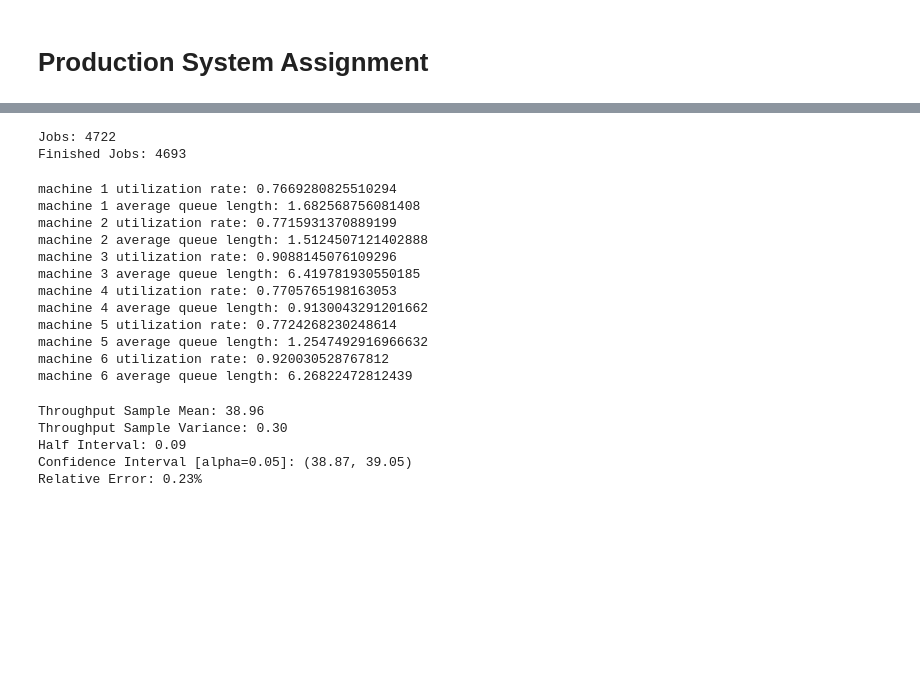
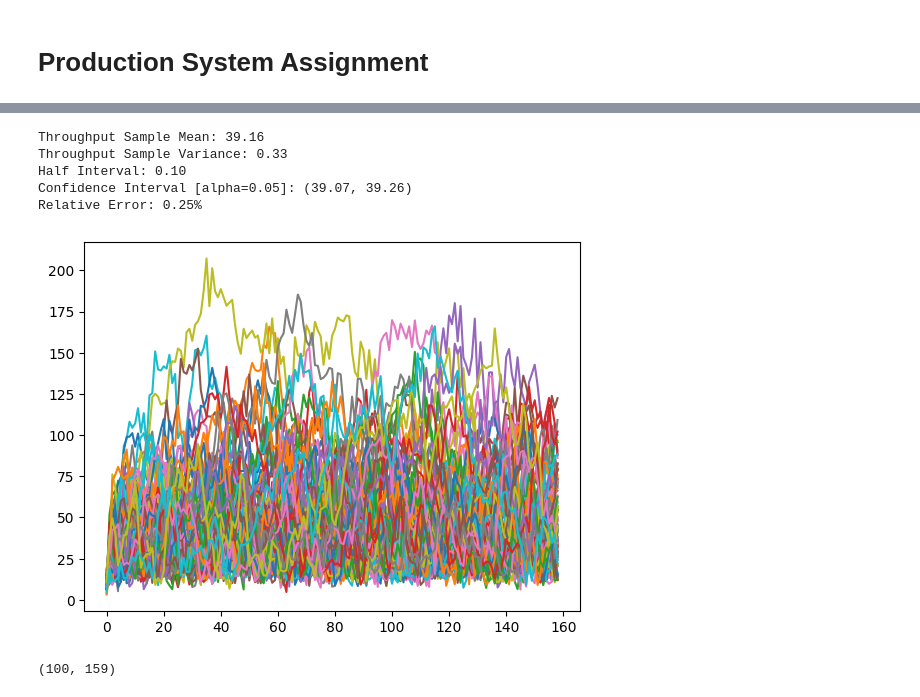
Before and after one commit to alessiacorni/Production_System, a Jupyter notebook: push_system/production_system.ipynb, the cells around one changed output, grey strips where cells are left out. Saved outputs shown, nothing was run; the diff lists cells and outputs as text; code cells hidden in the pictures; blank space fills up the shorter version.

Commit message:
warm up period for mean time in the system for each job

```diff
--- a/push_system/production_system.ipynb
+++ b/push_system/production_system.ipynb
@@ -197,26 +1222,3 @@ welch.plot()
-# %%
-print(f"Jobs: {len(manufacturing_system.jobs)}")
-print(f"Finished Jobs: {manufacturing_system.finished_jobs}")
-# %% [output]
-Jobs: 4722
-Finished Jobs: 4693
-# %%
-for i, machine in enumerate(manufacturing_system.machines):
-    print("machine {} utilization rate: {}".format(i, machine.utilization_rate))
-    print("machine {} average queue length: {}".format(i, machine.average_queue_length))
-# %% [output]
-machine 1 utilization rate: 0.7669280825510294
-machine 1 average queue length: 1.682568756081408
-machine 2 utilization rate: 0.7715931370889199
-machine 2 average queue length: 1.5124507121402888
-machine 3 utilization rate: 0.9088145076109296
-machine 3 average queue length: 6.419781930550185
-machine 4 utilization rate: 0.7705765198163053
-machine 4 average queue length: 0.9130043291201662
-machine 5 utilization rate: 0.7724268230248614
-machine 5 average queue length: 1.2547492916966632
-machine 6 utilization rate: 0.920030528767812
-machine 6 average queue length: 6.26822472812439
 # %%
 def t_student_critical_value(alpha: float, n: int):
     return stats.t.ppf(1 - alpha, n - 1)
@@ -235,7 +1237,6 @@ def analyze_hourly_throughput(
     return throughput_sample_mean, throughput_sample_variance, half_interval
 # %%
 system_runs = main_system(*seeds[N:M], until=60 * 160)
-system_arr = np.array([run.th_stats for run in system_runs])
 alpha = 0.05
 throughput_sample_mean, throughput_sample_variance, half_interval = (
     analyze_hourly_throughput(
@@ -250,8 +1251,20 @@ print(
 )
 print(f"Relative Error: {100 * half_interval / throughput_sample_mean:.2f}%")
 # %% [output]
-Throughput Sample Mean: 38.96
-Throughput Sample Variance: 0.30
-Half Interval: 0.09
-Confidence Interval [alpha=0.05]: (38.87, 39.05)
-Relative Error: 0.23%
+Throughput Sample Mean: 39.16
+Throughput Sample Variance: 0.33
+Half Interval: 0.10
+Confidence Interval [alpha=0.05]: (39.07, 39.26)
+Relative Error: 0.25%
+# %%
+system_runs = main_system(*seeds[M:M+100], until=60 * 160)
+tis_series_list = [run.tis_stats for run in system_runs]
+min_len = min(len(s) for s in tis_series_list)
+truncated_tis_series = [s[:min_len] for s in tis_series_list]
+system_arr = np.array(truncated_tis_series)
+plt.plot(system_arr.T)
+plt.show()
+system_arr.shape
+# %% [output]
+[figure, added]
+(100, 159)
```
Also changed, not shown: parts of 8 cells of this notebook, 1 other file.
